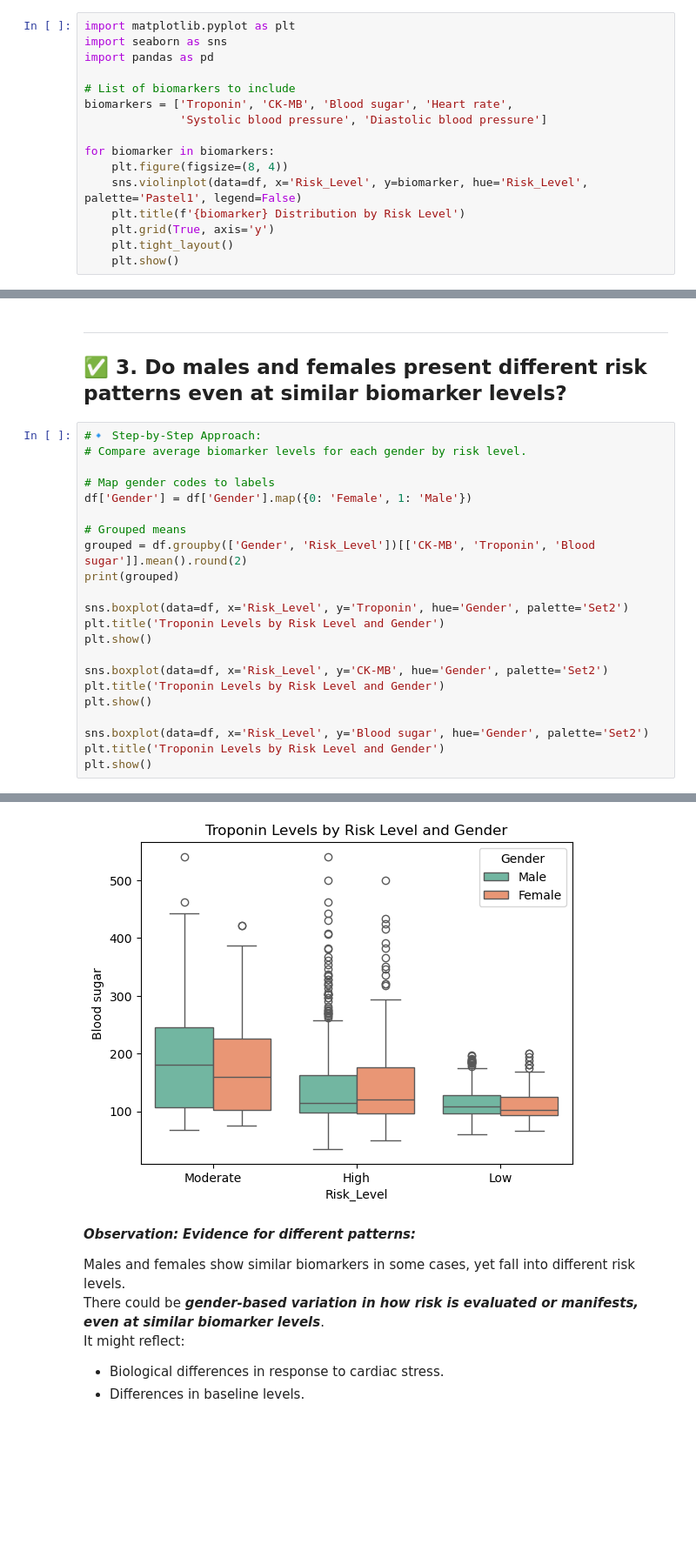
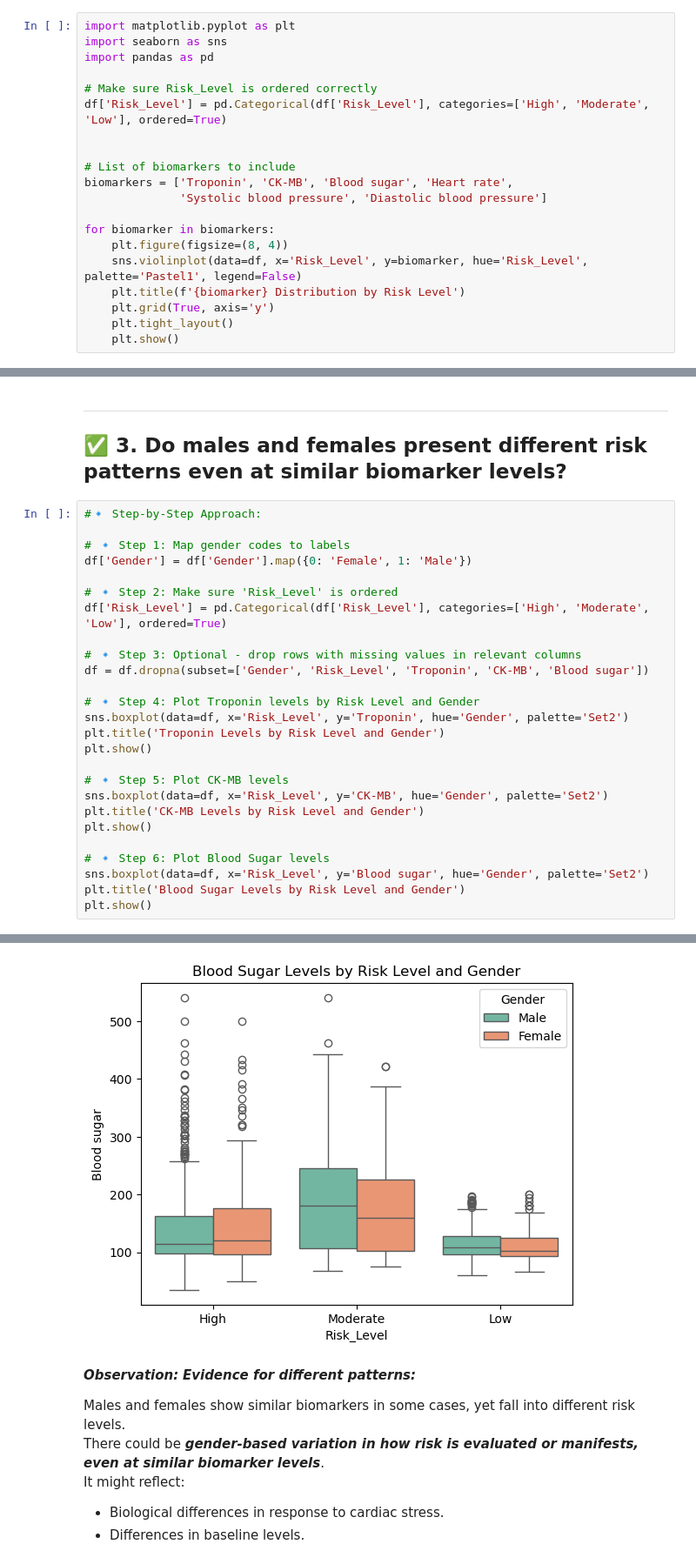
Before and after one commit to Christine-97/Data_Analysis_Project-Heart_Attack_Risk_Levels, a Jupyter notebook: step-by-step-data-analysis-plan.ipynb, the cells around one changed output, grey strips where cells are left out. Shown at 87% size. Saved outputs shown, nothing was run; the diff lists cells and outputs as text; blank space fills up the shorter version.

```diff
--- a/step-by-step-data-analysis-plan.ipynb
+++ b/step-by-step-data-analysis-plan.ipynb
@@ -284,6 +284,10 @@ Width: Represents the probability density (how frequent values are at that level
 import matplotlib.pyplot as plt
 import seaborn as sns
 import pandas as pd
+
+# Make sure Risk_Level is ordered correctly
+df['Risk_Level'] = pd.Categorical(df['Risk_Level'], categories=['High', 'Moderate', 'Low'], ordered=True)
+
 
 # List of biomarkers to include
 biomarkers = ['Troponin', 'CK-MB', 'Blood sugar', 'Heart rate',
@@ -533,24 +543,28 @@ Troponin: H = 591.3447, p = 0.0000 (Significant)
 ## ✅ 3. Do males and females present different risk patterns even at similar biomarker levels?
 # %%
 #🔹 Step-by-Step Approach:
-# Compare average biomarker levels for each gender by risk level.
 
-# Map gender codes to labels
+# 🔹 Step 1: Map gender codes to labels
 df['Gender'] = df['Gender'].map({0: 'Female', 1: 'Male'})
 
-# Grouped means
-grouped = df.groupby(['Gender', 'Risk_Level'])[['CK-MB', 'Troponin', 'Blood sugar']].mean().round(2)
-print(grouped)
+# 🔹 Step 2: Make sure 'Risk_Level' is ordered
+df['Risk_Level'] = pd.Categorical(df['Risk_Level'], categories=['High', 'Moderate', 'Low'], ordered=True)
 
+# 🔹 Step 3: Optional - drop rows with missing values in relevant columns
+df = df.dropna(subset=['Gender', 'Risk_Level', 'Troponin', 'CK-MB', 'Blood sugar'])
+
+# 🔹 Step 4: Plot Troponin levels by Risk Level and Gender
 sns.boxplot(data=df, x='Risk_Level', y='Troponin', hue='Gender', palette='Set2')
 plt.title('Troponin Levels by Risk Level and Gender')
 plt.show()
 
+# 🔹 Step 5: Plot CK-MB levels
 sns.boxplot(data=df, x='Risk_Level', y='CK-MB', hue='Gender', palette='Set2')
-plt.title('Troponin Levels by Risk Level and Gender')
+plt.title('CK-MB Levels by Risk Level and Gender')
 plt.show()
 
+# 🔹 Step 6: Plot Blood Sugar levels
 sns.boxplot(data=df, x='Risk_Level', y='Blood sugar', hue='Gender', palette='Set2')
-plt.title('Troponin Levels by Risk Level and Gender')
+plt.title('Blood Sugar Levels by Risk Level and Gender')
 plt.show()
 # %% [output]
@@ -567,4 +573,4 @@ Male   High        22.98      0.64       142.51
-[figure, old version]
+[figure, new version]
 # %% [markdown]
 ***Observation:**
 **Evidence for different patterns:***
```
Also changed, not shown: parts of 6 cells of this notebook.
